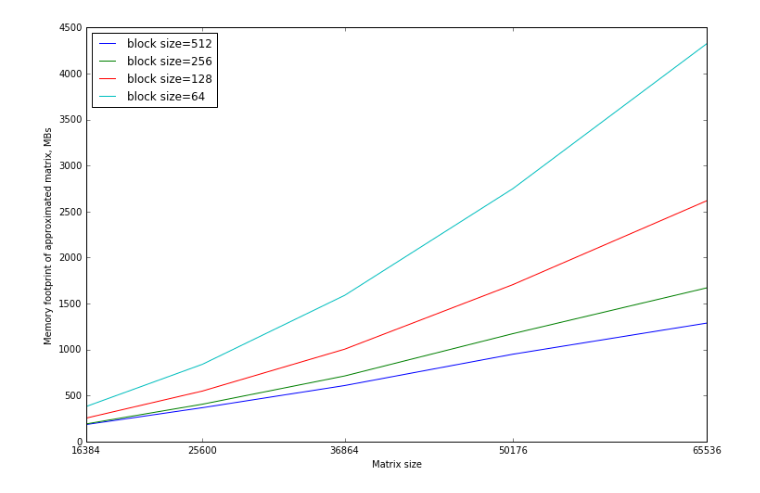
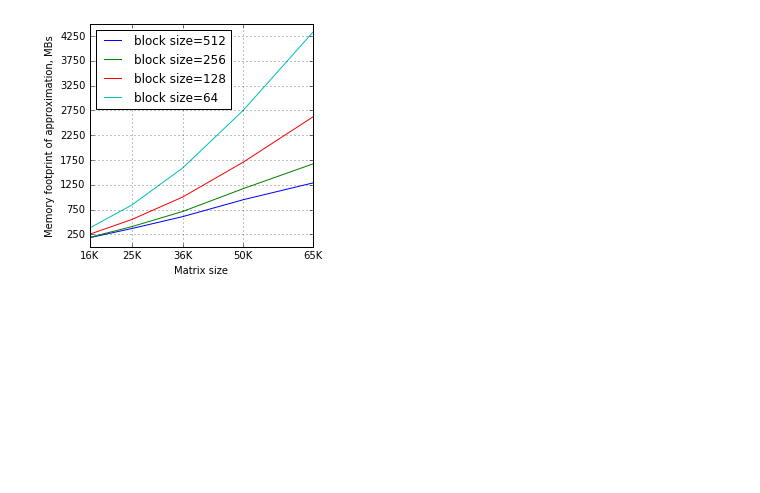
Before and after one commit to ecrc/stars-h, a Jupyter notebook: testing/spatial_performance/Untitled.ipynb, the cells around one changed output. Cells and saved outputs as stored; diff of their text form; code cells hidden in the pictures; blank space fills up the shorter version.

```diff
--- a/testing/spatial_performance/Untitled.ipynb
+++ b/testing/spatial_performance/Untitled.ipynb
@@ -76,6 +76,7 @@ def prepare_data_cmp(data, data2):
     return mean, sigma
 
 size = np.array(sqrtns)**2
+size_name = [str(int(tmp_size/1000.))+"K" for tmp_size in size]
 draw_bs = block_sizes
 draw_nthreads = [0, 1, 3, 5, 7, 9, 11]
 # %%
@@ -89,7 +90,7 @@ for bs in draw_bs:
                     label="{} threads".format(3*i+3))
     ax.set_xticks(size)
     ax.set_xlim(size[0]-500, size[-1]+10000)
-    ax.set_xticklabels(size)
+    ax.set_xticklabels(size_name)
     ax.set_xlabel("Matrix size")
     ax.set_ylabel("Mean speedup of 10 tests over 3-threaded runs")
     #ax.set_yticklabels(np.arange())
@@ -113,7 +114,7 @@ for bs in draw_bs:
                     label="{} threads".format(3*i+3))
     ax.set_xticks(size)
     ax.set_xlim(size[0]-500, size[-1]+10000)
-    ax.set_xticklabels(size)
+    ax.set_xticklabels(size_name)
     ax.set_xlabel("Matrix size")
     ax.set_ylabel("How much batched call is faster against ompfor call")
     #ax.set_yticklabels(np.arange())
@@ -137,7 +138,7 @@ for bs in draw_bs:
                     label="{} threads".format(3*i+3))
     ax.set_xticks(size)
     ax.set_xlim(size[0]-500, size[-1]+10000)
-    ax.set_xticklabels(size)
+    ax.set_xticklabels(size_name)
     ax.set_xlabel("Matrix size")
     ax.set_ylabel("How much computation of error in Frobenius norm by a result of "
                   "batched call is faster against ompfor call")
@@ -154,23 +155,25 @@ for bs in draw_bs:
 # %%
 mem_footprint = ompfor_mem_footprint[:, :, 0, 0]
 
-fig, ax = plt.subplots(figsize=(12,8))
+fig, ax = plt.subplots(figsize=(4,4))
 bs_index = block_sizes.index(bs)
 for bs in draw_bs:
     bs_index = block_sizes.index(bs)
     ax.plot(size, mem_footprint[:, bs_index], label="block size={}".format(bs))
 ax.set_xticks(size)
 ax.set_xlim(size[0], size[-1])
-ax.set_xticklabels(size)
+ax.set_xticklabels(size_name)
 ax.set_xlabel("Matrix size")
-ax.set_ylabel("Memory footprint of approximated matrix, MBs")
+ax.set_yticks(np.arange(250, 4500, 500))
+ax.set_ylabel("Memory footprint of approximation, MBs")
 #ax.set_yticklabels(np.arange())
 ax.legend(loc=2)
+ax.grid()
 plt.savefig("memory_footprint.pdf")
 plt.show()
 plt.close()
 # %% [output]
-[figure, old version]
+[figure, new version]
 # %%
 mean = batch_data_time.mean(axis=-1)
 
```
Also changed, not shown: parts of 4 cells of this notebook, 1 other file.
